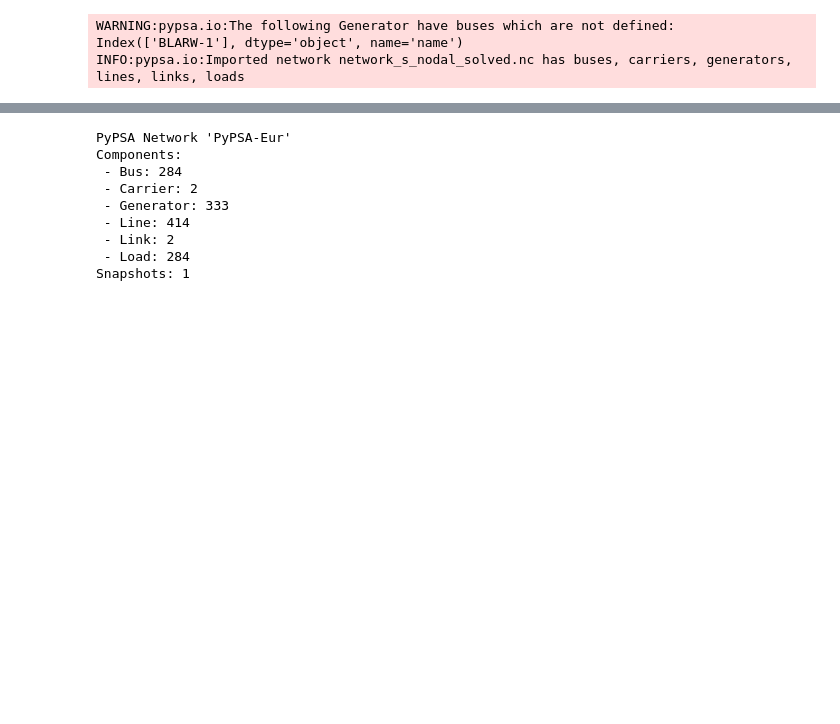
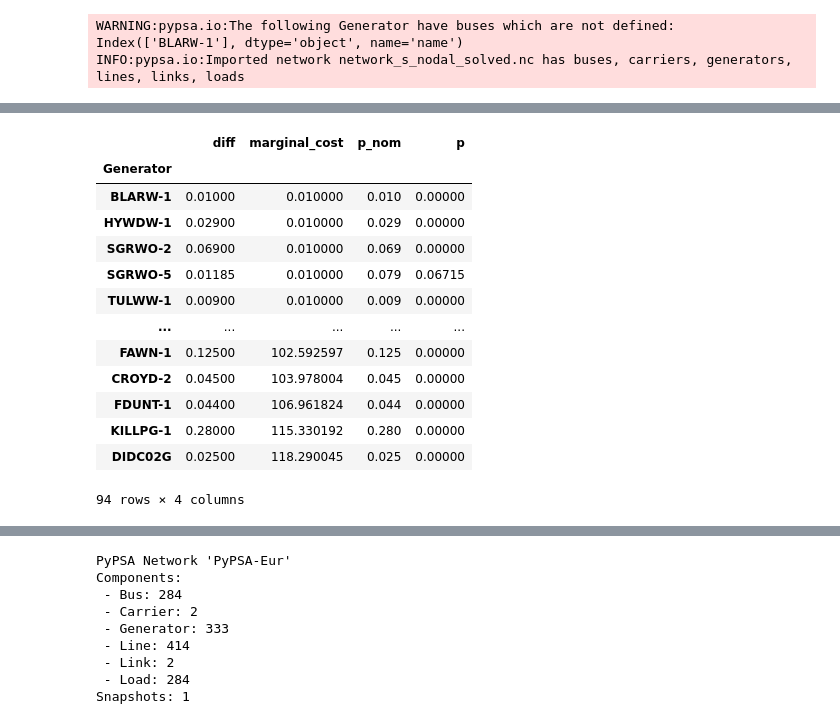
Before and after one commit to LukasFrankenQ/LMP, a Jupyter notebook: notebooks/match_wholesale.ipynb, the cells around one changed output, grey strips where cells are left out. Saved outputs shown, nothing was run; the diff lists cells and outputs as text; code cells hidden in the pictures; blank space fills up the shorter version.

```diff
--- a/notebooks/match_wholesale.ipynb
+++ b/notebooks/match_wholesale.ipynb
@@ -219,0 +220,17 @@ INFO:pypsa.io:Imported network network_s_national_solved.nc has buses, carriers,
+# %%
+(g := gen.loc[gen['p'] >=0]).loc[g['diff'] > 0].sort_values(by='marginal_cost', ascending=True)[['diff', 'marginal_cost', 'p_nom', 'p']]
+# %% [output]
+|  | diff | marginal_cost | p_nom | p |
+| Generator |  |  |  |  |
+| BLARW-1 | 0.01000 | 0.010000 | 0.010 | 0.00000 |
+| HYWDW-1 | 0.02900 | 0.010000 | 0.029 | 0.00000 |
+| SGRWO-2 | 0.06900 | 0.010000 | 0.069 | 0.00000 |
+| SGRWO-5 | 0.01185 | 0.010000 | 0.079 | 0.06715 |
+| TULWW-1 | 0.00900 | 0.010000 | 0.009 | 0.00000 |
+| ... | ... | ... | ... | ... |
+| FAWN-1 | 0.12500 | 102.592597 | 0.125 | 0.00000 |
+| CROYD-2 | 0.04500 | 103.978004 | 0.045 | 0.00000 |
+| FDUNT-1 | 0.04400 | 106.961824 | 0.044 | 0.00000 |
+| KILLPG-1 | 0.28000 | 115.330192 | 0.280 | 0.00000 |
+| DIDC02G | 0.02500 | 118.290045 | 0.025 | 0.00000 |
+94 rows × 4 columns
```
Also changed, not shown: parts of 9 cells of this notebook, 2 other files.
